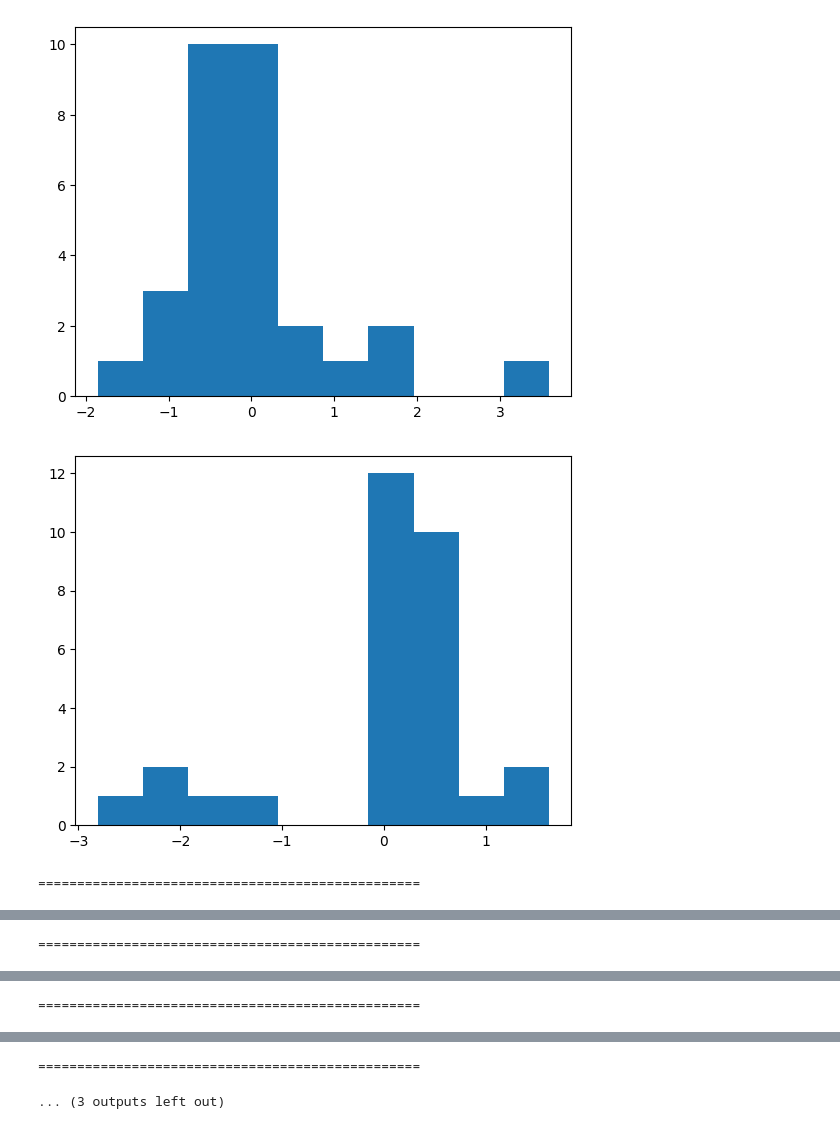
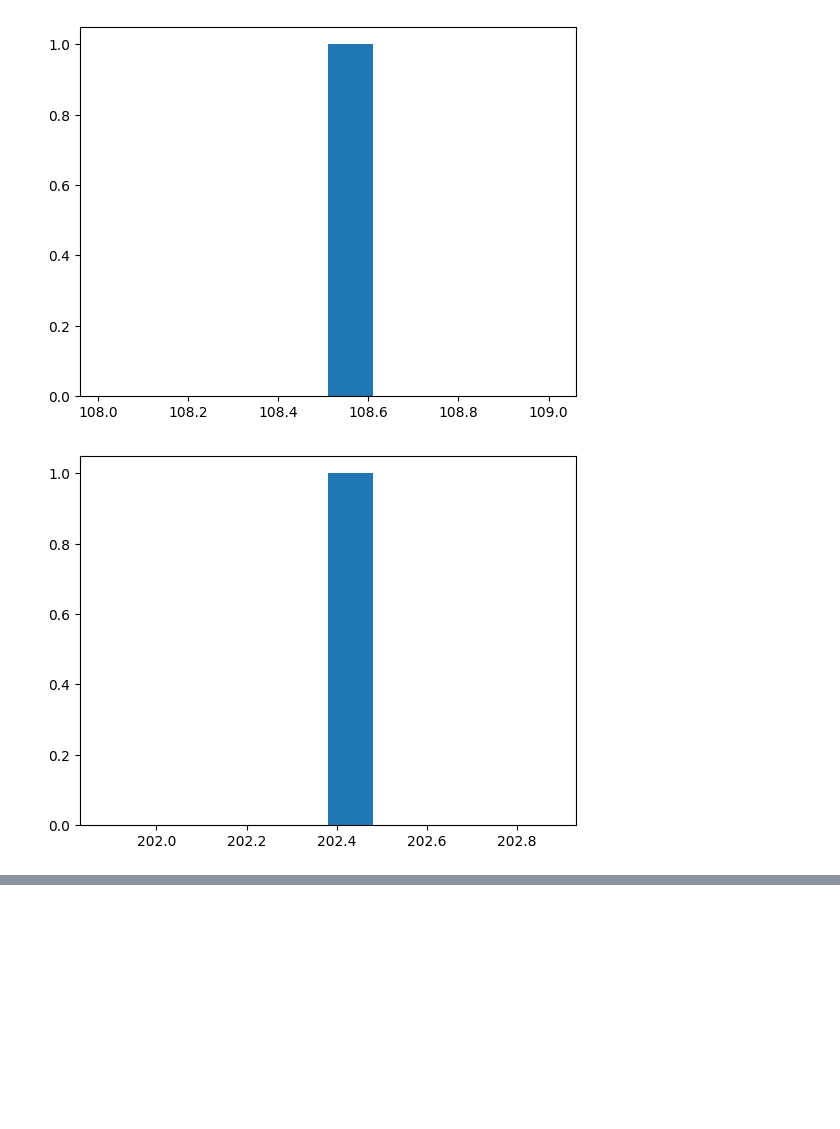
Before and after one commit to anooshehsaadati/Tracking_object, a Jupyter notebook: tracking_object.ipynb, the cells around one changed output, grey strips where cells are left out. Drawn from its saved outputs; the diff is of its cells as text; code cells hidden in the pictures; blank space fills up the shorter version.

Commit message:
Tracking object

```diff
--- a/tracking_object.ipynb
+++ b/tracking_object.ipynb
@@ -8,15 +10,18 @@ from scipy.stats import zscore
 # %%
-model = YOLO('model/best.pt')
+# video_path = "multiple_rgby_01.mp4"
+# video_path = "multiple_rgby_06.mp4"
+video_path = "multiple_rgby_44.mp4"
 
-video_path = "multiple_rgby_01.mp4"
 cap = cv2.VideoCapture(video_path)
+# cap = cv2.VideoCapture(1)
 
 track_history = defaultdict(lambda: [])
-
+count = 0
 while cap.isOpened():
     success, frame = cap.read()
 
     if success:
+        count+=1
         results = model.track(frame, persist=True)
 
         if results[0].boxes.id != None:
@@ -29,8 +34,6 @@ while cap.isOpened():
                 x, y, w, h = box
                 track = track_history[track_id]
                 track.append((float(x), float(y)))
-                if len(track) > 30:
-                    track.pop(0)
 
                 points = np.hstack(track).astype(np.int32).reshape((-1, 1, 2))
                 cv2.polylines(annotated_frame, [points], isClosed=False, color=(230, 230, 230), thickness=8)
@@ -65,15 +152,13 @@ Speed: 0.0ms preprocess, 184.9ms inference, 0.0ms postprocess per image at shape
 # %%
 first_data_list = []
 second_data_list = []
-first_data_list2 = []
-second_data_list2 = []
 for key, value in track_history.items() :
     track_data = value
+    if len(track_data)<count-2:
+        continue
     print(key, value)
-    first_data = [round(t[0]-track_data[0][0], 2) for t in track_data]
-    second_data = [round(t[1]-track_data[0][1], 2) for t in track_data]
+    first_data = [round(track_data[-1][0]-track_data[0][0], 2)]
+    second_data = [round(track_data[-1][1]-track_data[0][1], 2)]
     first_data_list.append(first_data)
     second_data_list.append(second_data)
-    first_data_list2.append(zscore(first_data))
-    second_data_list2.append(zscore(second_data))
 # %% [output]
@@ -85,12 +166,9 @@ for key, value in track_history.items() :
 # %%
 for i in range(len(first_data_list)):
-    plt.hist(first_data_list2[i])
+    plt.hist(first_data_list[i])
     plt.show()
-    plt.hist(second_data_list2[i])
+    plt.hist(second_data_list[i])
     plt.show()
-
-    print("=================================================")
 # %% [output]
-[figure, old version]
+[figure, new version]
-[figure, old version]
+[figure, new version]
-=================================================
@@ -99 +174,0 @@ for i in range(len(first_data_list)):
-=================================================
@@ -102 +174,0 @@ for i in range(len(first_data_list)):
-=================================================
@@ -105,2 +174,0 @@ for i in range(len(first_data_list)):
-=================================================
-... (3 outputs left out)
```
Also changed, not shown: parts of 4 cells of this notebook.
